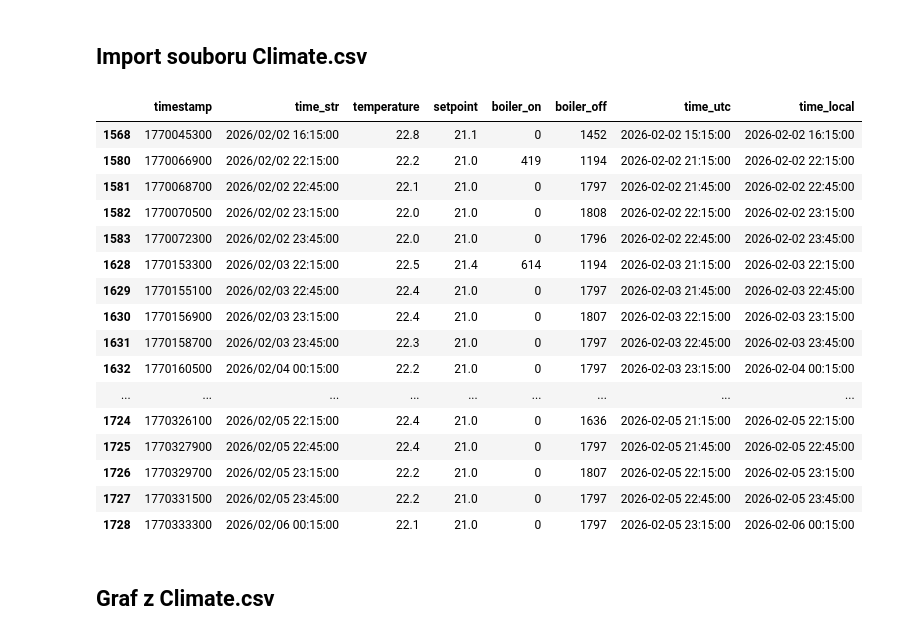
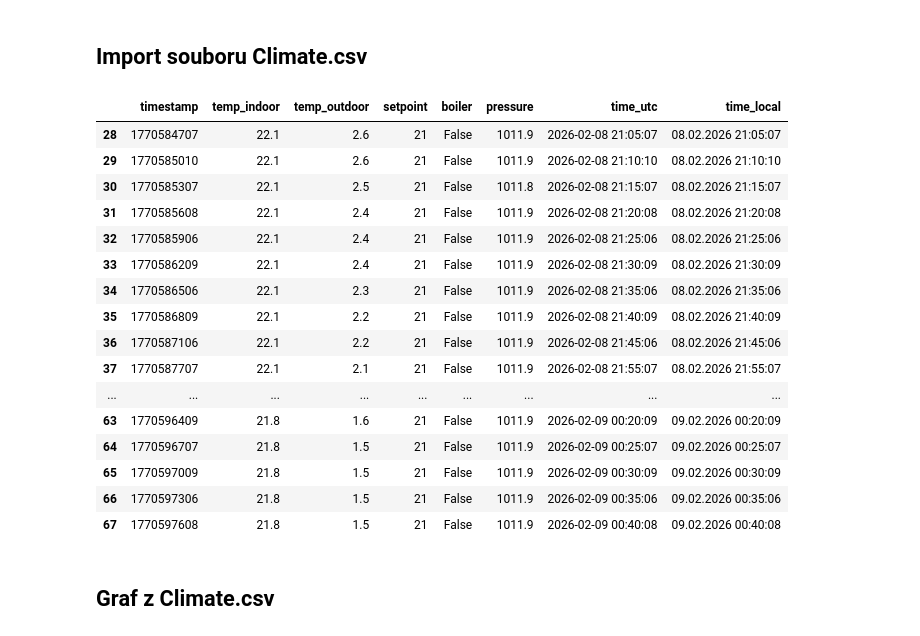
Before and after one commit to MarekCoderslab/Teploty_kotle, a Jupyter notebook: Teplota_kotle.ipynb, the cells around one changed output. Saved outputs shown, nothing was run; the diff lists cells and outputs as text; code cells hidden in the pictures.

```diff
--- a/Teplota_kotle.ipynb
+++ b/Teplota_kotle.ipynb
@@ -326,50 +320,37 @@ plt.show()
 # %%
 import pandas as pd
 
-path = "/Users/Marek/Library/Mobile Documents/com~apple~CloudDocs/Documents/GitHub/Teploty_kotle/climate.csv"
+path = "/Users/Marek/Library/Mobile Documents/com~apple~CloudDocs/Documents/GitHub/Teploty_kotle/netatmo_climate.csv"
 
-# Přeskočíme prvních 6 řádků (metadata + prázdné řádky)
-df_climate = pd.read_csv(path, skiprows=6)
-
-# Odstraníme poslední prázdný sloupec
-df_climate = df_climate.iloc[:, :6]
-
-# Přejmenujeme sloupce přesně podle CSV
-df_climate.columns = [
-    "timestamp",
-    "time_str",
-    "temperature",
-    "setpoint",
-    "boiler_on",
-    "boiler_off"
-]
+# Načtení CSV bez skiprows – tvůj soubor má jen 1 řádek hlavičky
+df_climate = pd.read_csv(path)
 
 # Převod timestamp → datetime
 df_climate["time_utc"] = pd.to_datetime(df_climate["timestamp"], unit="s")
 
-# Převod textového času → datetime
-df_climate["time_local"] = pd.to_datetime(df_climate["time_str"])
+# Volitelně: vytvořit čitelný časový řetězec
+df_climate["time_local"] = df_climate["time_utc"].dt.strftime("%d.%m.%Y %H:%M:%S")
 
-# Výpis řádků, kde je setpoint < ...
+# Ukázka filtrace
 df_climate[df_climate["setpoint"] < 22]
 # %% [output]
-|  | timestamp | time_str | temperature | setpoint | boiler_on | boiler_off | time_utc | time_local |
-| 1568 | 1770045300 | 2026/02/02 16:15:00 | 22.8 | 21.1 | 0 | 1452 | 2026-02-02 15:15:00 | 2026-02-02 16:15:00 |
-| 1580 | 1770066900 | 2026/02/02 22:15:00 | 22.2 | 21.0 | 419 | 1194 | 2026-02-02 21:15:00 | 2026-02-02 22:15:00 |
-| 1581 | 1770068700 | 2026/02/02 22:45:00 | 22.1 | 21.0 | 0 | 1797 | 2026-02-02 21:45:00 | 2026-02-02 22:45:00 |
-| 1582 | 1770070500 | 2026/02/02 23:15:00 | 22.0 | 21.0 | 0 | 1808 | 2026-02-02 22:15:00 | 2026-02-02 23:15:00 |
-| 1583 | 1770072300 | 2026/02/02 23:45:00 | 22.0 | 21.0 | 0 | 1796 | 2026-02-02 22:45:00 | 2026-02-02 23:45:00 |
-| 1628 | 1770153300 | 2026/02/03 22:15:00 | 22.5 | 21.4 | 614 | 1194 | 2026-02-03 21:15:00 | 2026-02-03 22:15:00 |
-| 1629 | 1770155100 | 2026/02/03 22:45:00 | 22.4 | 21.0 | 0 | 1797 | 2026-02-03 21:45:00 | 2026-02-03 22:45:00 |
-| 1630 | 1770156900 | 2026/02/03 23:15:00 | 22.4 | 21.0 | 0 | 1807 | 2026-02-03 22:15:00 | 2026-02-03 23:15:00 |
-| 1631 | 1770158700 | 2026/02/03 23:45:00 | 22.3 | 21.0 | 0 | 1797 | 2026-02-03 22:45:00 | 2026-02-03 23:45:00 |
-| 1632 | 1770160500 | 2026/02/04 00:15:00 | 22.2 | 21.0 | 0 | 1797 | 2026-02-03 23:15:00 | 2026-02-04 00:15:00 |
+|  | timestamp | temp_indoor | temp_outdoor | setpoint | boiler | pressure | time_utc | time_local |
+| 28 | 1770584707 | 22.1 | 2.6 | 21 | False | 1011.9 | 2026-02-08 21:05:07 | 08.02.2026 21:05:07 |
+| 29 | 1770585010 | 22.1 | 2.6 | 21 | False | 1011.9 | 2026-02-08 21:10:10 | 08.02.2026 21:10:10 |
+| 30 | 1770585307 | 22.1 | 2.5 | 21 | False | 1011.8 | 2026-02-08 21:15:07 | 08.02.2026 21:15:07 |
+| 31 | 1770585608 | 22.1 | 2.4 | 21 | False | 1011.9 | 2026-02-08 21:20:08 | 08.02.2026 21:20:08 |
+| 32 | 1770585906 | 22.1 | 2.4 | 21 | False | 1011.9 | 2026-02-08 21:25:06 | 08.02.2026 21:25:06 |
+| 33 | 1770586209 | 22.1 | 2.4 | 21 | False | 1011.9 | 2026-02-08 21:30:09 | 08.02.2026 21:30:09 |
+| 34 | 1770586506 | 22.1 | 2.3 | 21 | False | 1011.9 | 2026-02-08 21:35:06 | 08.02.2026 21:35:06 |
+| 35 | 1770586809 | 22.1 | 2.2 | 21 | False | 1011.9 | 2026-02-08 21:40:09 | 08.02.2026 21:40:09 |
+| 36 | 1770587106 | 22.1 | 2.2 | 21 | False | 1011.9 | 2026-02-08 21:45:06 | 08.02.2026 21:45:06 |
+| 37 | 1770587707 | 22.1 | 2.1 | 21 | False | 1011.9 | 2026-02-08 21:55:07 | 08.02.2026 21:55:07 |
 | ... | ... | ... | ... | ... | ... | ... | ... | ... |
-| 1724 | 1770326100 | 2026/02/05 22:15:00 | 22.4 | 21.0 | 0 | 1636 | 2026-02-05 21:15:00 | 2026-02-05 22:15:00 |
-| 1725 | 1770327900 | 2026/02/05 22:45:00 | 22.4 | 21.0 | 0 | 1797 | 2026-02-05 21:45:00 | 2026-02-05 22:45:00 |
-| 1726 | 1770329700 | 2026/02/05 23:15:00 | 22.2 | 21.0 | 0 | 1807 | 2026-02-05 22:15:00 | 2026-02-05 23:15:00 |
-| 1727 | 1770331500 | 2026/02/05 23:45:00 | 22.2 | 21.0 | 0 | 1797 | 2026-02-05 22:45:00 | 2026-02-05 23:45:00 |
-| 1728 | 1770333300 | 2026/02/06 00:15:00 | 22.1 | 21.0 | 0 | 1797 | 2026-02-05 23:15:00 | 2026-02-06 00:15:00 |
+| 63 | 1770596409 | 21.8 | 1.6 | 21 | False | 1011.9 | 2026-02-09 00:20:09 | 09.02.2026 00:20:09 |
+| 64 | 1770596707 | 21.8 | 1.5 | 21 | False | 1011.9 | 2026-02-09 00:25:07 | 09.02.2026 00:25:07 |
+| 65 | 1770597009 | 21.8 | 1.5 | 21 | False | 1011.9 | 2026-02-09 00:30:09 | 09.02.2026 00:30:09 |
+| 66 | 1770597306 | 21.8 | 1.5 | 21 | False | 1011.9 | 2026-02-09 00:35:06 | 09.02.2026 00:35:06 |
+| 67 | 1770597608 | 21.8 | 1.5 | 21 | False | 1011.9 | 2026-02-09 00:40:08 | 09.02.2026 00:40:08 |
 # %% [markdown]
 ## Graf z Climate.csv
 # %%
```
Also changed, not shown: parts of 9 cells of this notebook, 4 other files.
